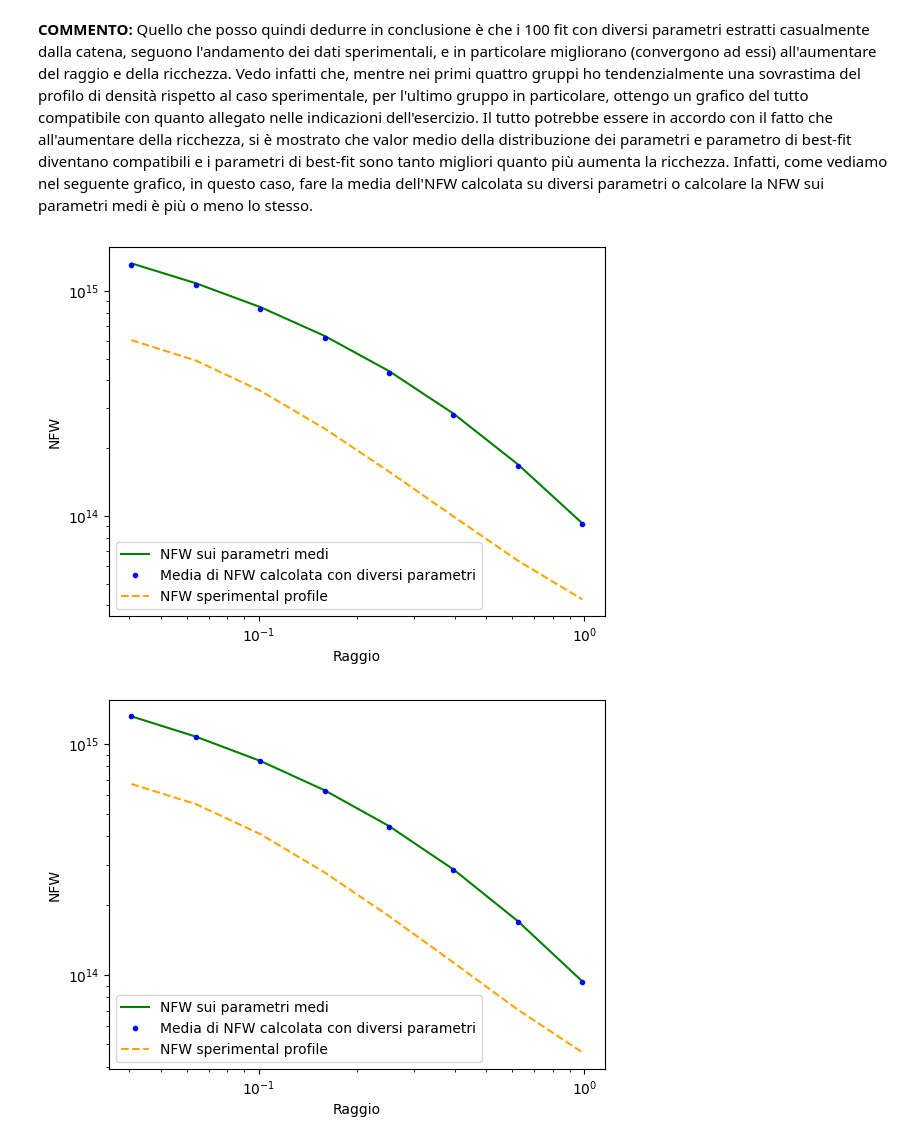
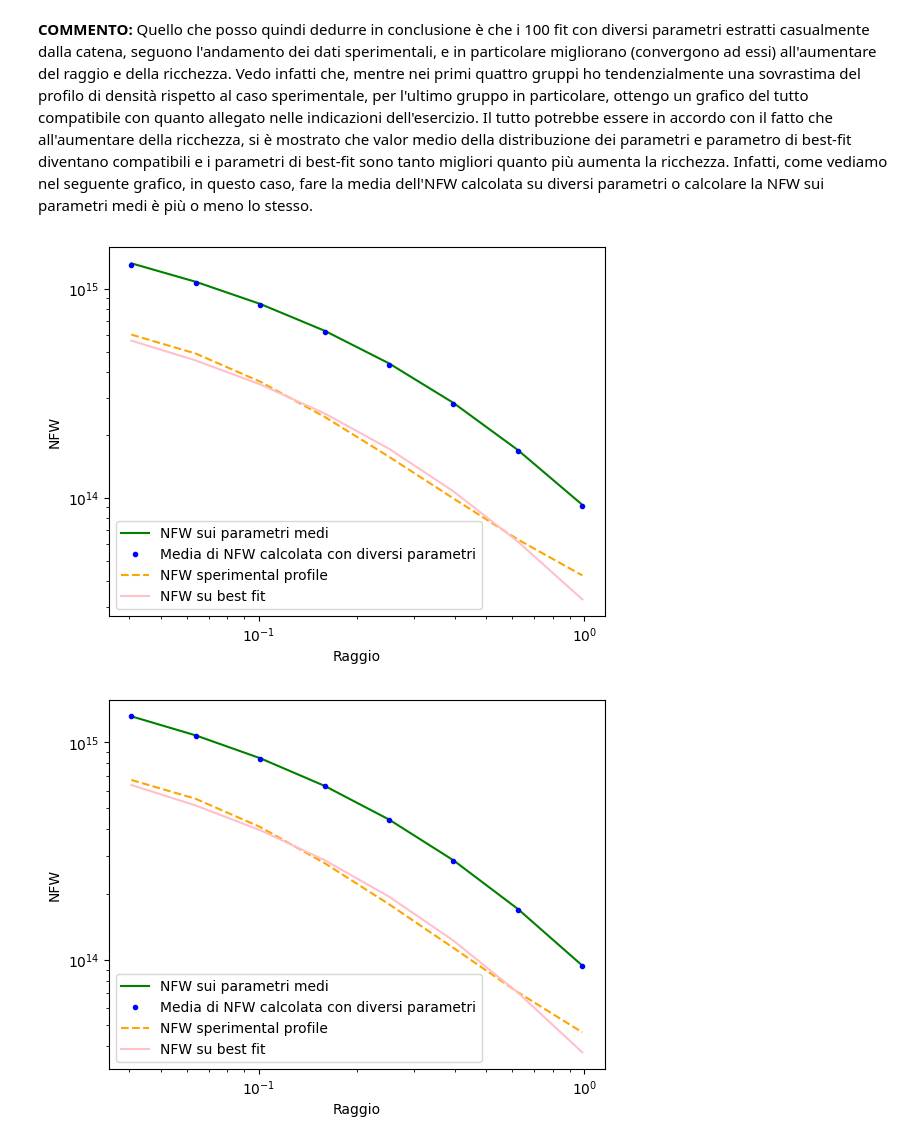
Before and after one commit to giofas02/ESAME-TMRdati, a Jupyter notebook: ESAME_TMRD_Giorgia_Fasiolo_NFWdensityprofile.ipynb, the cells around one changed output. Drawn from its saved outputs; the diff is of its cells as text; code cells hidden in the pictures.

Commit message:
Stesso file con piccola aggiunta all'ultimo plot

```diff
--- a/ESAME_TMRD_Giorgia_Fasiolo_NFWdensityprofile.ipynb
+++ b/ESAME_TMRD_Giorgia_Fasiolo_NFWdensityprofile.ipynb
@@ -651,32 +651,33 @@ Il tutto potrebbe essere in accordo con il fatto che all'aumentare della ricchez
 for i in range(5):
 
   simulated_NFW = np.ndarray((8,100))
 
   #prendo cento valori di logM e di c dalla catena
   chain_logM = np.zeros(100)
   chain_c = np.zeros(100)
 
   for j in range (100):
     k = entries[j]
     #print(i,k,0)
     #print(samp_res[i,k,0])
     chain_logM[j] = samp_res[i,k,0]
     chain_c[j] = samp_res[i,k,1]
 
     #calcolo NFW proveniente dai dati simulati (argomenti (r,M,c,z))
     simulated_NFW[:,j] = NFW(R_values,10**(chain_logM[j]),chain_c[j],z_medi_gruppo[i]) #qui ho 8 valori (uno per raggio, che cambiano 100 volte)
 
   #calcolo NFW proveniente dai dati veri
   sperimental_NFW = pd_medi_gruppo[i]
 
   #plt.loglog(R_values,simulated_NFW)
   plt.loglog(R_values,NFW(R_values,(10**mean_logM[i]),mean_c[i],z_medi_gruppo[i]),'',color = 'green',label = "NFW sui parametri medi")
   plt.loglog(R_values,np.mean(simulated_NFW,axis=1),'.', color = 'blue',label = "Media di NFW calcolata con diversi parametri")
   plt.loglog(R_values,sperimental_NFW,'--',color = 'orange',label = "NFW sperimental profile")
+  plt.loglog(R_values,NFW(R_values,(10**best_fits[i,0]),best_fits[i,1],z_medi_gruppo[i]),color = 'pink', label ="NFW su best fit" )
   plt.legend()
   plt.xlabel("Raggio")
   plt.ylabel("NFW")
   plt.show()
 # %% [output]
-[figure, old version]
+[figure, new version]
-[figure, old version]
+[figure, new version]
```
Also changed, not shown: parts of 1 cell of this notebook.
